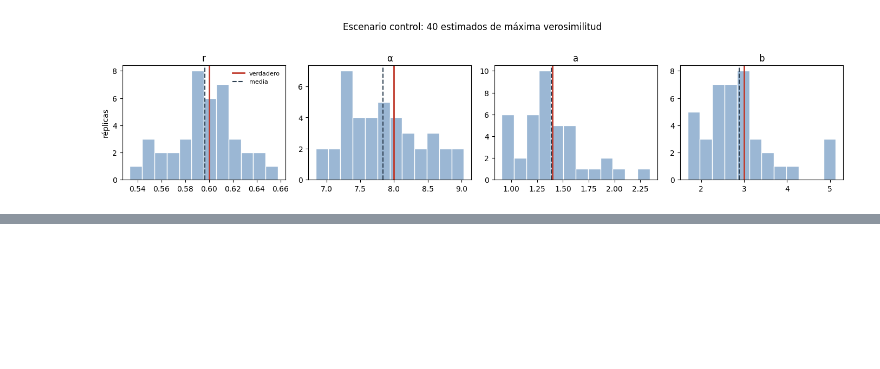
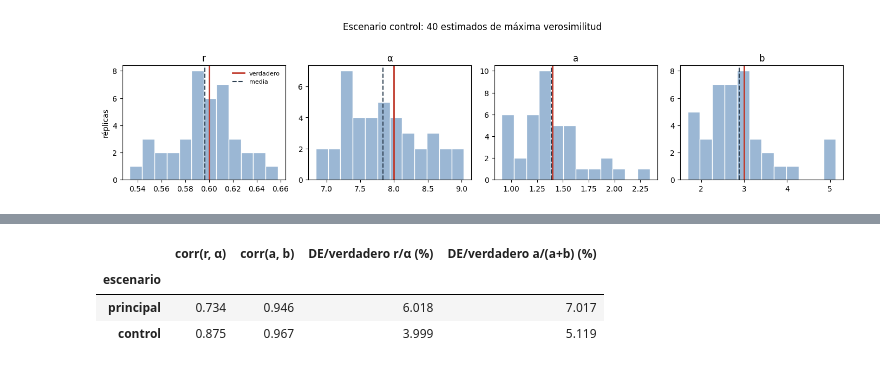
Before and after one commit to SSIsa14/contando-clientes-btyd, a Jupyter notebook: notebooks/01_modelo_y_simulacion.ipynb, the cells around one changed output, grey strips where cells are left out. Cells and saved outputs as stored; diff of their text form; code cells hidden in the pictures; blank space fills up the shorter version.

```diff
--- a/notebooks/01_modelo_y_simulacion.ipynb
+++ b/notebooks/01_modelo_y_simulacion.ipynb
@@ -243,0 +246,22 @@ for nombre, df in resultados.items():
+# %%
+with warnings.catch_warnings():
+    warnings.simplefilter("ignore")
+    sim = simular_clientes(2357, ESCENARIOS["principal"], np.random.default_rng(77785))
+    bgf_sim = BetaGeoFitter().fit(sim["x"], sim["tx"], sim["T"])
+propio_77785 = resultados["principal"].set_index("semilla").loc[77785, list(NOMBRES)]
+dif_lifetimes = (propio_77785 - bgf_sim.params_[list(NOMBRES)]).abs().max()
+
+criterios = []
+for nombre, df in resultados.items():
+    t = tablas[nombre]
+    criterios.append({
+        "escenario": nombre,
+        "1. ningún parámetro en la cota": bool((np.abs(np.log(df[list(NOMBRES)])) < 10 - 1e-3).all().all()),
+        "2. |sesgo relativo| < 10 % (máx.)": f"{t['sesgo relativo (%)'].abs().max():.1f} %",
+        "3. verdadero en media ± 2DE": bool(t["verdadero en media ± 2DE"].all()),
+        "4. LL(estimado) ≥ LL(verdadero) en las 40": bool((df["ll_est"] >= df["ll_verdadero"]).all()),
+    })
+display(pd.DataFrame(criterios).set_index("escenario").T)
+print("5. Semilla 77785, escenario principal: diferencia máxima con lifetimes =",
+      f"{dif_lifetimes:.1e}")
+pd.DataFrame({"src/bgnbd.py": propio_77785, "lifetimes": bgf_sim.params_[list(NOMBRES)]}).round(4)
@@ -243,0 +284,19 @@ for nombre, df in resultados.items():
+# %%
+filas = []
+for nombre, df in resultados.items():
+    v = ESCENARIOS[nombre]
+    comb = pd.DataFrame({"r/α": df["r"] / df["alpha"], "a/(a+b)": df["a"] / (df["a"] + df["b"])})
+    verdad = {"r/α": v["r"] / v["alpha"], "a/(a+b)": v["a"] / (v["a"] + v["b"])}
+    filas.append({
+        "escenario": nombre,
+        "corr(r, α)": df["r"].corr(df["alpha"]),
+        "corr(a, b)": df["a"].corr(df["b"]),
+        "DE/verdadero r/α (%)": 100 * comb["r/α"].std() / verdad["r/α"],
+        "DE/verdadero a/(a+b) (%)": 100 * comb["a/(a+b)"].std() / verdad["a/(a+b)"],
+    })
+pd.DataFrame(filas).set_index("escenario").round(3)
+# %% [output]
+|  | corr(r, α) | corr(a, b) | DE/verdadero r/α (%) | DE/verdadero a/(a+b) (%) |
+| escenario |  |  |  |  |
+| principal | 0.734 | 0.946 | 6.018 | 7.017 |
+| control | 0.875 | 0.967 | 3.999 | 5.119 |
```
Also changed, not shown: parts of 4 cells of this notebook.
